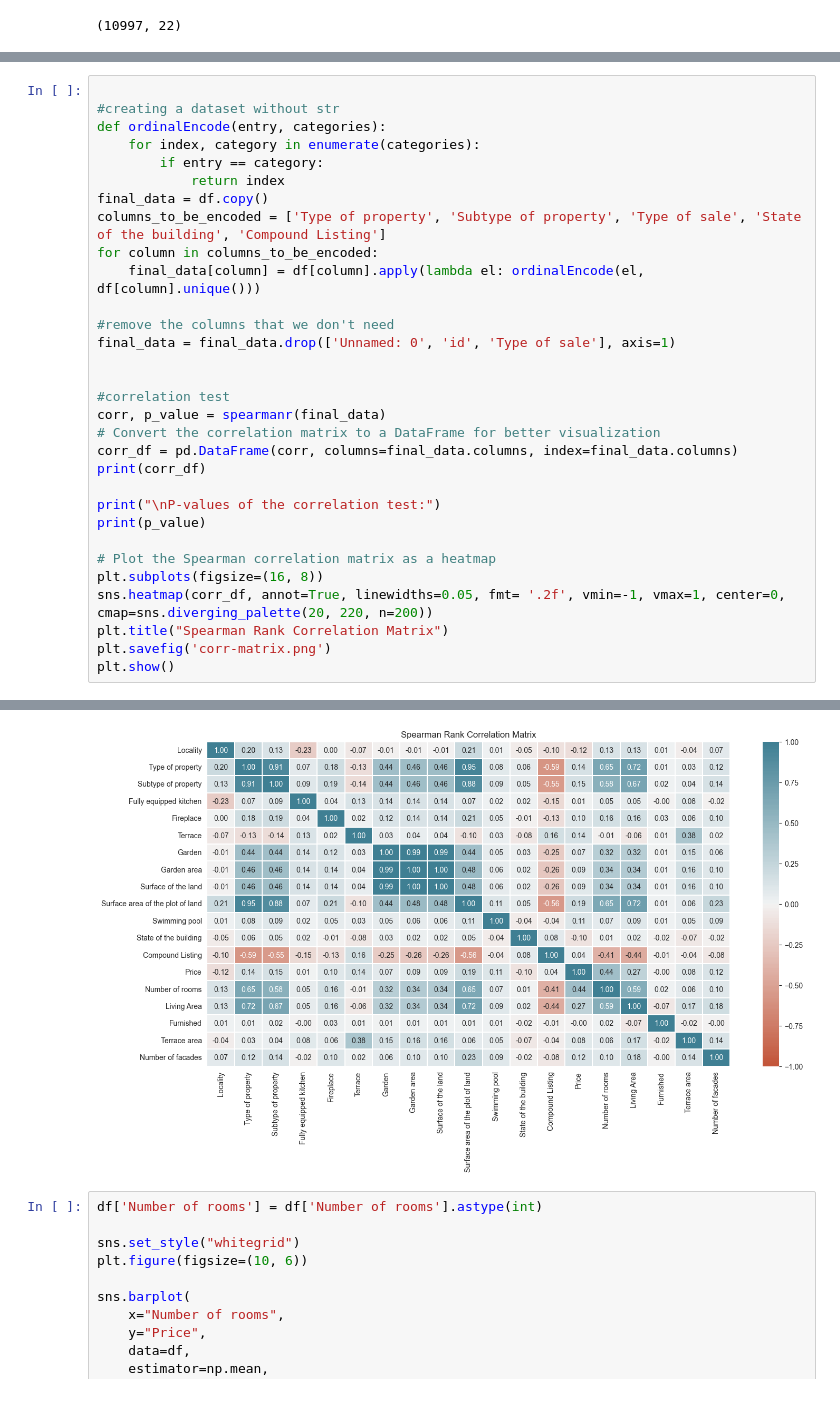
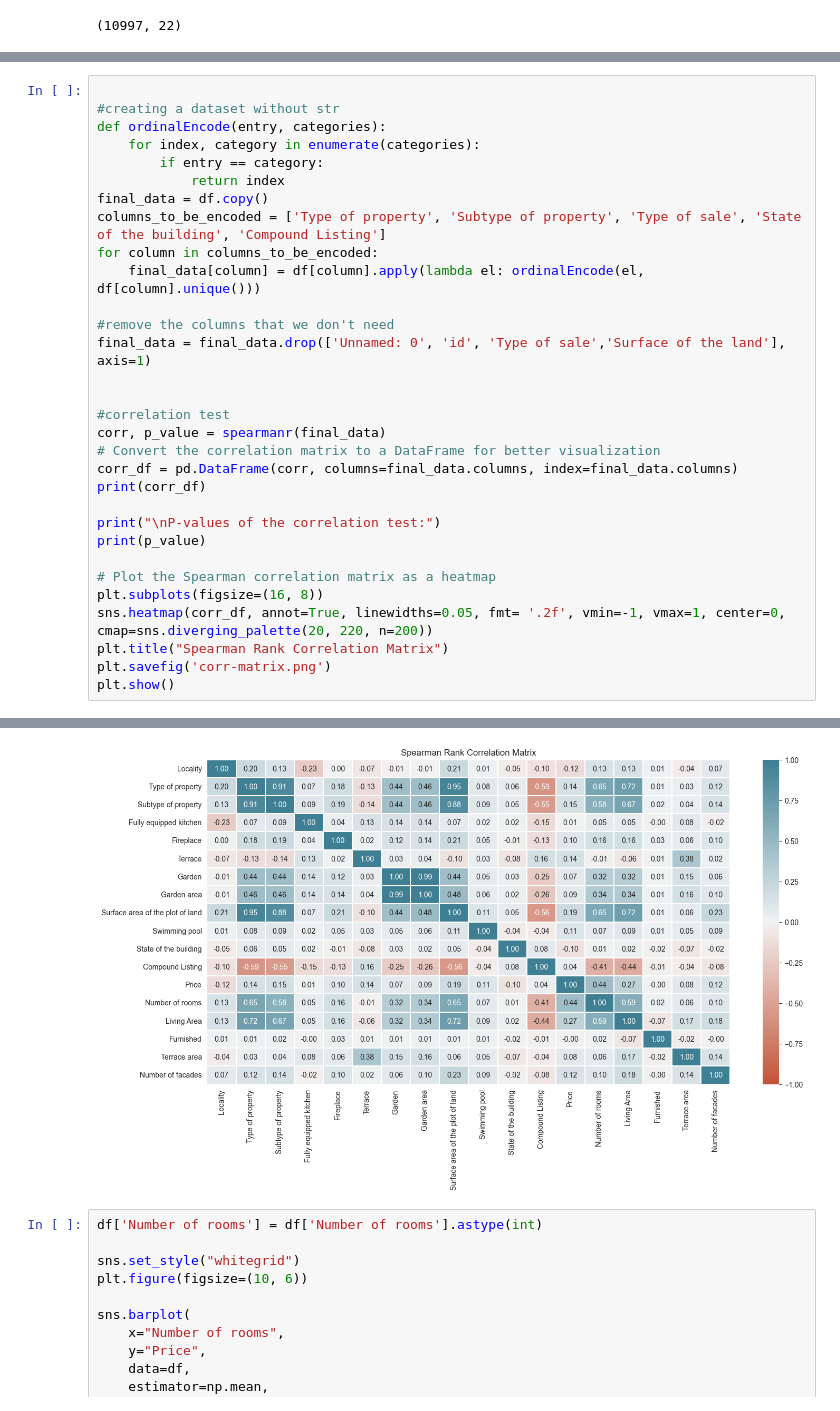
Before and after one commit to kvnpotter/ImmoData-EDA, a Jupyter notebook: correlation.ipynb, the cells around one changed output, grey strips where cells are left out. Saved outputs shown, nothing was run; the diff lists cells and outputs as text.

```diff
--- a/correlation.ipynb
+++ b/correlation.ipynb
@@ -23,7 +33,7 @@ for column in columns_to_be_encoded:
     final_data[column] = df[column].apply(lambda el: ordinalEncode(el, df[column].unique()))
 
 #remove the columns that we don't need
-final_data = final_data.drop(['Unnamed: 0', 'id', 'Type of sale'], axis=1)
+final_data = final_data.drop(['Unnamed: 0', 'id', 'Type of sale','Surface of the land'], axis=1)
 
 
 #correlation test
@@ -62,4 +72,4 @@ Swimming pool                     0.009359          0.079109
-[figure, old version]
+[figure, new version]
 # %%
 df['Number of rooms'] = df['Number of rooms'].astype(int)
 
```
Also changed, not shown: parts of 3 cells of this notebook, 10 other files.
